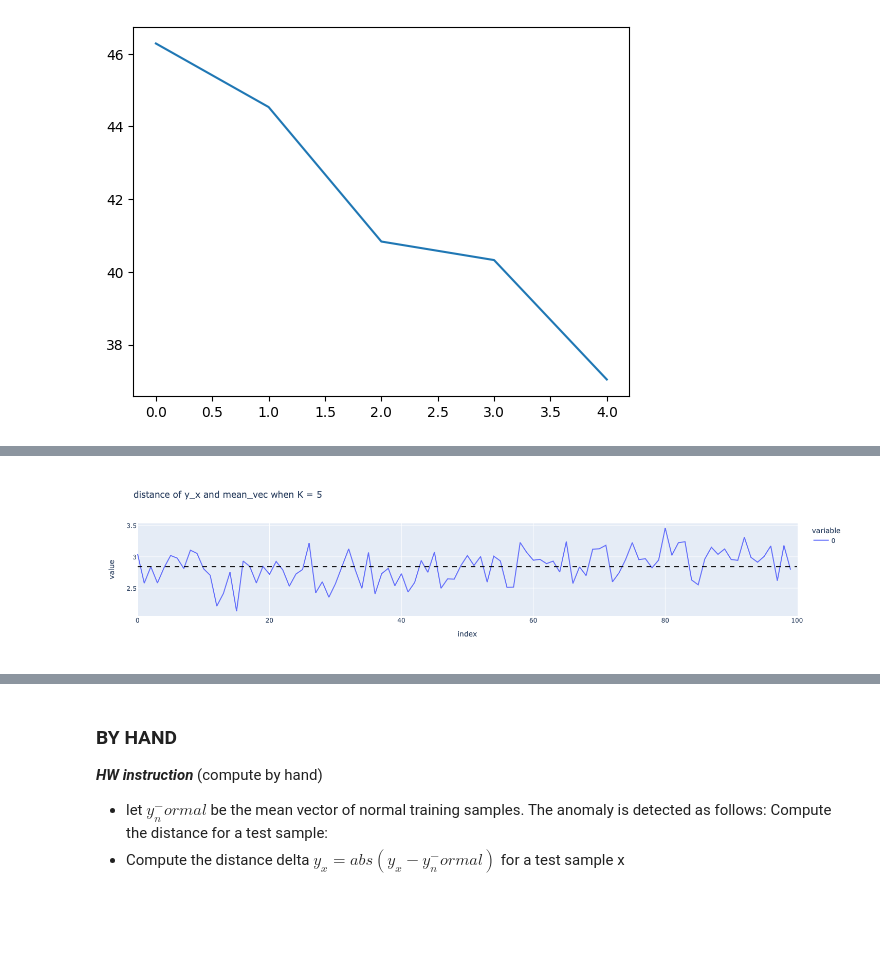
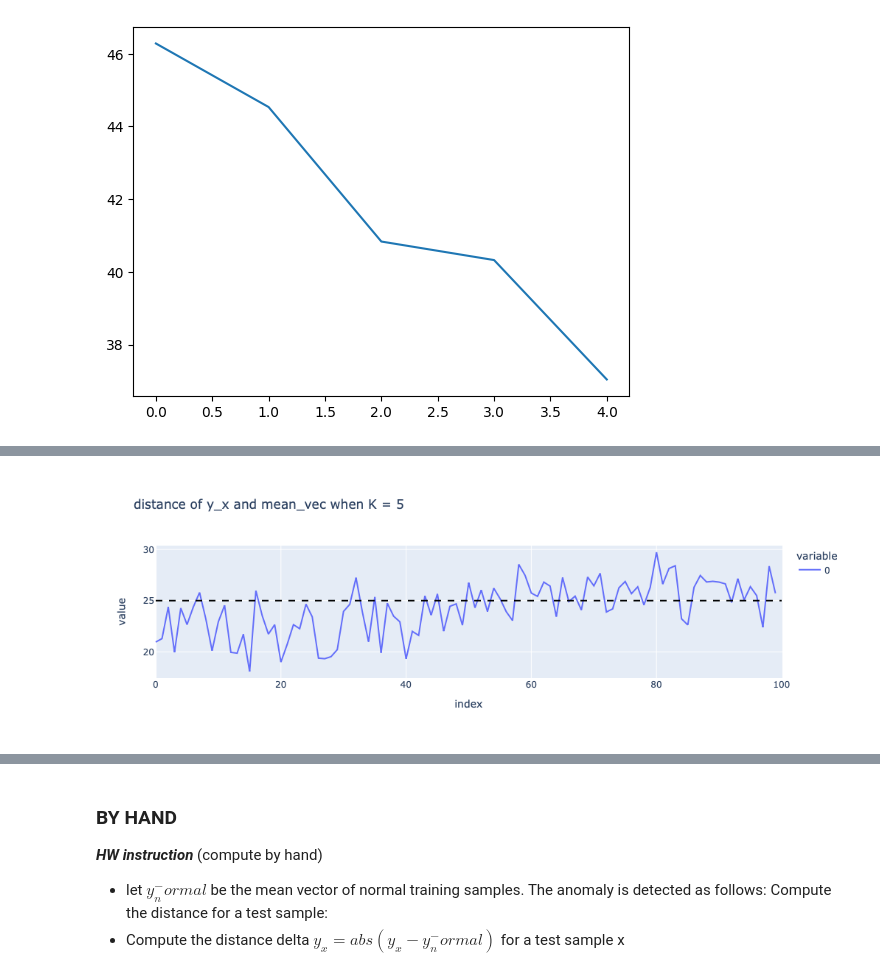
Before and after one commit to gdayjilljiw/ice-pca-hw, a Jupyter notebook: pca-and-ica.ipynb, the cells around one changed output, grey strips where cells are left out. Cells and saved outputs as stored; diff of their text form; code cells hidden in the pictures; blank space fills up the shorter version.

```diff
--- a/pca-and-ica.ipynb
+++ b/pca-and-ica.ipynb
@@ -192,6 +192,6 @@ print(train_normal.shape, test.shape)
 # %% [output]
 (50, 60) (50, 60)
 # %%
-pca_2 = PCA(n_components=5, random_state=42)
-pca_train = pca_2.fit_transform(train_normal)
+pca = PCA(n_components=5, random_state=42)
+pca_train = pca.fit_transform(train_normal)
 # %%
@@ -236,11 +229,11 @@ it is noticable that the first few components have the high variance which means
 - either follow this the code above or,
 - follow your professor guide -- they both work the same way, just that your prof.'s way is to compute it by hand.
 # %%
-pca_test = pd.DataFrame(pca_2.transform(test))
+pca_test = pd.DataFrame(pca.transform(test))
 pca_train = pd.DataFrame(pca_train)
 pca_df = pd.concat([pca_train, pca_test]).reset_index().drop(columns={'index'})
-pca_df_reconstructed = pca_2.inverse_transform(pca_df)
+pca_df_reconstructed = pca.inverse_transform(pca_df)
 pca_df_reconstructed
-pca_df
+pca_test
 # %% [output]
 |  | 0 | 1 | 2 | 3 | 4 |
@@ -259,11 +256,8 @@ pca_df
 # %%
-# def compute_distance(reconstructed, origdf):
-#     dist_df = pd.DataFrame()
-#     for i in range(reconstructed.shape[0]):
-#         distance = np.abs(np.array(reconstructed)[i] -  np.mean(np.array(origdf), axis=1)[i])
-#         dist_df= pd.concat([dist_df, pd.DataFrame(distance).T])#absolute mean deviation
-#     return dist_df.reset_index().drop(columns='index')
-loss = np.mean(np.absolute(np.array(pca_df_reconstructed) - np.array(normal_sig_data)), axis=1)
-pd.DataFrame(loss)
-pd.DataFrame(np.absolute(np.array(pca_df_reconstructed) - np.array(normal_sig_data)))
+def compute_loss(df_original, df_reconstructed):
+    loss = np.sqrt(np.sum((np.array(df_original) - np.array(df_reconstructed)) ** 2, axis=1))
+    loss = pd.Series(data=loss, index=df_original.index)
+    return loss
+loss = compute_loss(normal_sig_data, pca_df_reconstructed)
+loss
 # %% [output]
@@ -289,16 +276,16 @@ pd.DataFrame(np.absolute(np.array(pca_df_reconstructed) - np.array(normal_sig_da
 # %%
 import plotly.express as px
 # import plotly.graph_objects as go
 
 px.line(loss, title='distance of y_x and mean_vec when K = 5').add_shape(
     dict(
         type='line',
         x0=0,
         x1=np.max(loss.shape),
-        y0= np.mean(loss),
-        y1=np.mean(loss),
+        y0= 25,#np.mean(loss),
+        y1=25,#np.mean(loss),
         line=dict(color='black', width=2, dash ='dash')
     )
 )
 # %% [output]
-[figure, old version]
+[figure, new version]
```
Also changed, not shown: parts of 13 cells of this notebook.
